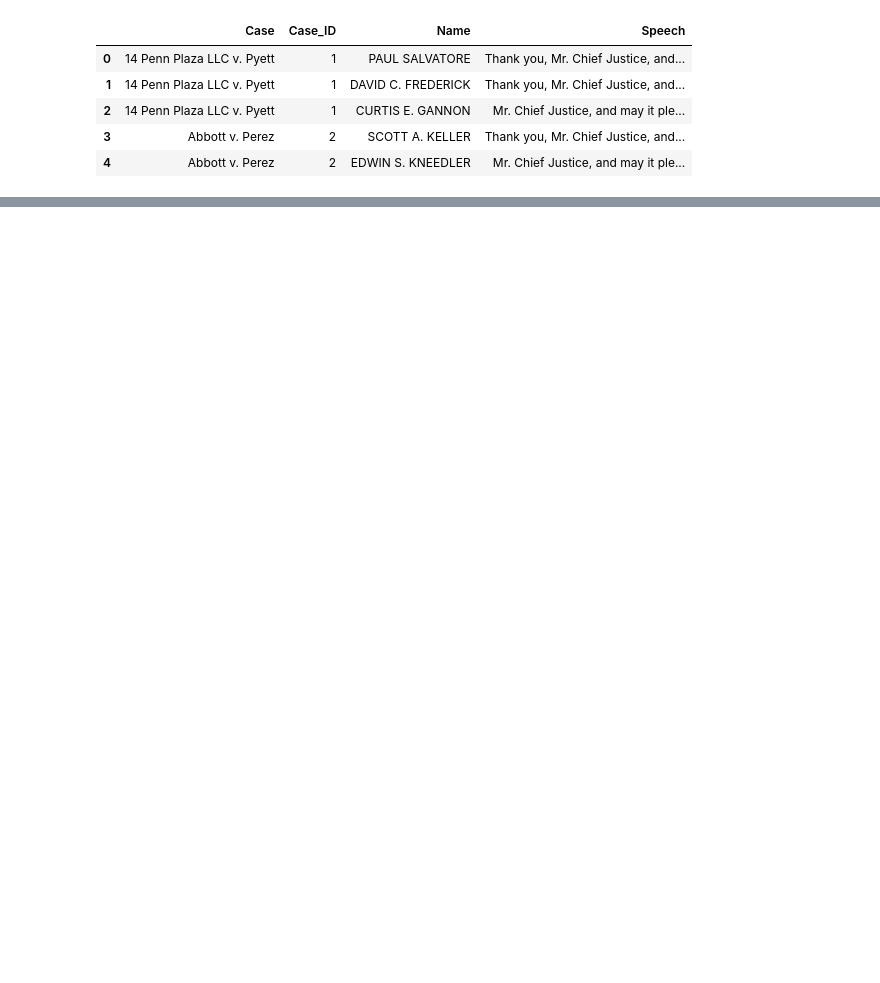
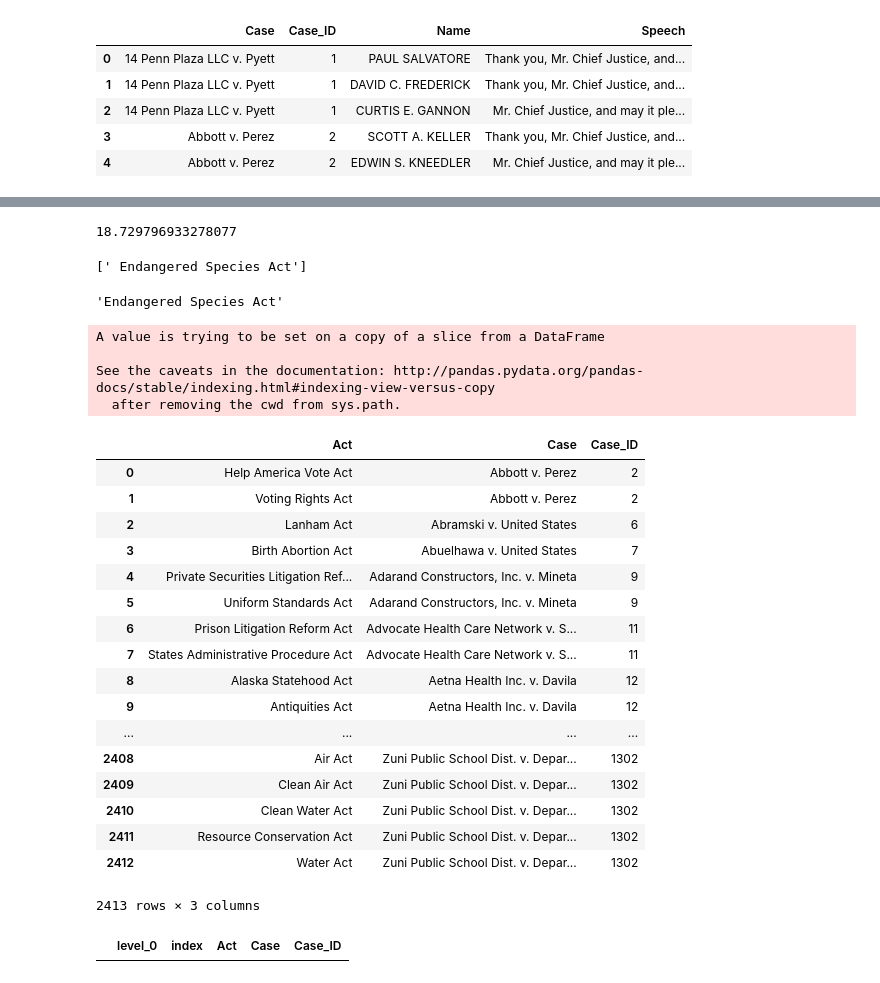
Before and after one commit to pratibha99/supreme-court-transcripts, a Jupyter notebook: DatabaseDesign1.ipynb, the cells around one changed output, grey strips where cells are left out. Cells and saved outputs as stored; diff of their text form; code cells hidden in the pictures; blank space fills up the shorter version.

```diff
--- a/DatabaseDesign1.ipynb
+++ b/DatabaseDesign1.ipynb
@@ -778,0 +944,33 @@ everyone_speech.head()
+# %%
+for i in range(len(bills)):
+    if bills['Act'][i] == 'Act':
+        bills = bills.drop(i)
+# %%
+bills = bills.reset_index()
+# %%
+import numpy as np
+count = []
+for i in range(len(bills)):
+    bill = bills['Act'][i]
+    count += [len(bill)]
+np.mean(count)
+# %% [output]
+18.729796933278077
+# %%
+re.findall("\s[\s\S]+",bills['Act'][39])
+# %% [output]
+[' Endangered Species Act']
+# %%
+bills['Act'][39].strip(' ')
+# %% [output]
+'Endangered Species Act'
+# %%
+for i in range(len(bills)):
+    act = re.findall("\s[\s\S]+",bills['Act'][i])
+    if len(act) > 0:
+        bills['Act'][i] = bills['Act'][i].strip(' ')
+# %% [output]
+A value is trying to be set on a copy of a slice from a DataFrame
+
+See the caveats in the documentation: http://pandas.pydata.org/pandas-docs/stable/indexing.html#indexing-view-versus-copy
+  after removing the cwd from sys.path.
@@ -778,0 +979,25 @@ everyone_speech.head()
+# %%
+bills.drop('level_0',axis=1).drop('index',axis=1)
+# %% [output]
+|  | Act | Case | Case_ID |
+| 0 | Help America Vote Act | Abbott v. Perez | 2 |
+| 1 | Voting Rights Act | Abbott v. Perez | 2 |
+| 2 | Lanham Act | Abramski v. United States | 6 |
+| 3 | Birth Abortion Act | Abuelhawa v. United States | 7 |
+| 4 | Private Securities Litigation Ref... | Adarand Constructors, Inc. v. Mineta | 9 |
+| 5 | Uniform Standards Act | Adarand Constructors, Inc. v. Mineta | 9 |
+| 6 | Prison Litigation Reform Act | Advocate Health Care Network v. S... | 11 |
+| 7 | States Administrative Procedure Act | Advocate Health Care Network v. S... | 11 |
+| 8 | Alaska Statehood Act | Aetna Health Inc. v. Davila | 12 |
+| 9 | Antiquities Act | Aetna Health Inc. v. Davila | 12 |
+| ... | ... | ... | ... |
+| 2408 | Air Act | Zuni Public School Dist. v. Depar... | 1302 |
+| 2409 | Clean Air Act | Zuni Public School Dist. v. Depar... | 1302 |
+| 2410 | Clean Water Act | Zuni Public School Dist. v. Depar... | 1302 |
+| 2411 | Resource Conservation Act | Zuni Public School Dist. v. Depar... | 1302 |
+| 2412 | Water Act | Zuni Public School Dist. v. Depar... | 1302 |
+2413 rows × 3 columns
+# %%
+bills.loc[bills['Case_ID'] == 1]
+# %% [output]
+|  | level_0 | index | Act | Case | Case_ID |
```
Also changed, not shown: parts of 34 cells of this notebook, 4 other files.
